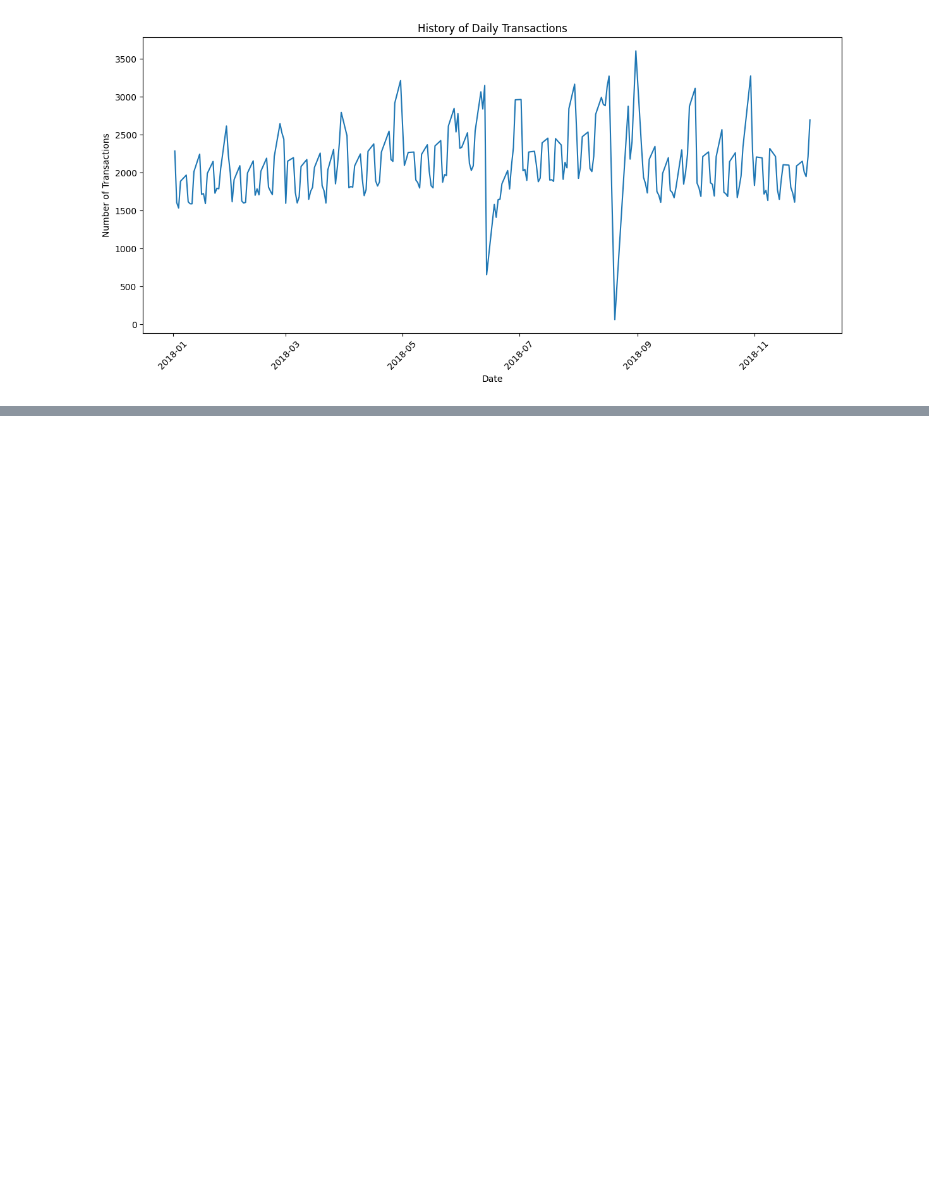
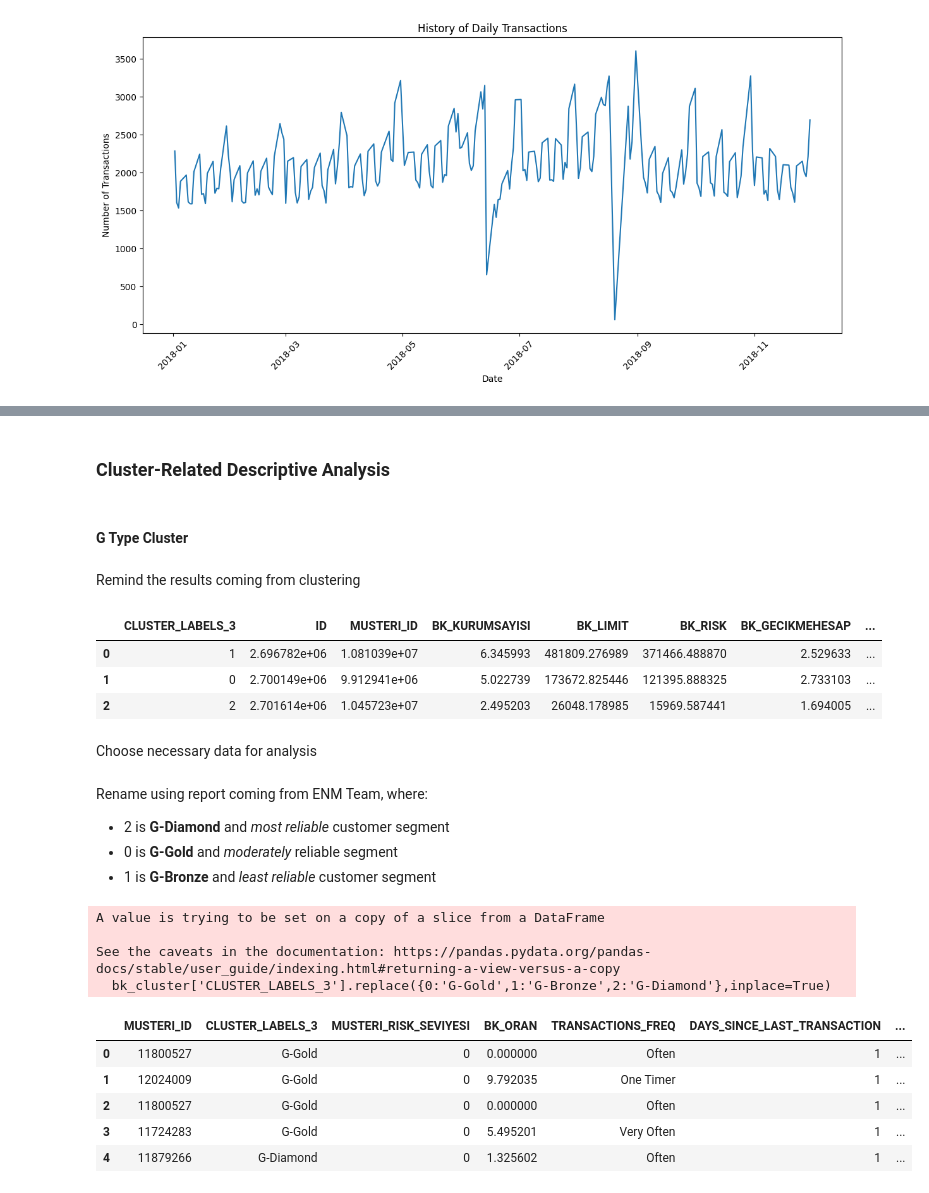
Before and after one commit to EmirhanServeren/factoring-customer-segmentation, a Jupyter notebook: insight_data_analysis.ipynb, the cells around one changed output, grey strips where cells are left out. Drawn from its saved outputs; the diff is of its cells as text; code cells hidden in the pictures; blank space fills up the shorter version.

```diff
--- a/insight_data_analysis.ipynb
+++ b/insight_data_analysis.ipynb
@@ -71,0 +185,42 @@ Using **KULLANDIRIM** to see distribution
+# %% [markdown]
+### Cluster-Related Descriptive Analysis
+# %% [markdown]
+#### G Type Cluster
+# %% [markdown]
+Remind the results coming from clustering
+# %%
+bk_three_cls = pd.read_excel('cluster_results/bk_three_cluster.xlsx')       # read excel
+bk_three_cls
+# %% [output]
+|  | CLUSTER_LABELS_3 | ID | MUSTERI_ID | BK_KURUMSAYISI | BK_LIMIT | BK_RISK | BK_GECIKMEHESAP | ... |
+| 0 | 1 | 2.696782e+06 | 1.081039e+07 | 6.345993 | 481809.276989 | 371466.488870 | 2.529633 | ... |
+| 1 | 0 | 2.700149e+06 | 9.912941e+06 | 5.022739 | 173672.825446 | 121395.888325 | 2.733103 | ... |
+| 2 | 2 | 2.701614e+06 | 1.045723e+07 | 2.495203 | 26048.178985 | 15969.587441 | 1.694005 | ... |
+# %% [markdown]
+Choose necessary data for analysis
+# %%
+bk_cluster = bk_data[['MUSTERI_ID','CLUSTER_LABELS_3','MUSTERI_RISK_SEVIYESI','BK_ORAN',
+                'TRANSACTIONS_FREQ','DAYS_SINCE_LAST_TRANSACTION','KESIDECI_COUNT','SUBE_COUNT','CEK_GELIR_PERCENTAGE']]     # get necessary columns from G type customers
+# %% [markdown]
+Rename using report coming from ENM Team, where:
+
+*    2 is **G-Diamond** and *most reliable* customer segment
+*    0 is **G-Gold** and *moderately* reliable segment
+*    1 is **G-Bronze** and *least reliable* customer segment
+# %%
+# rename values of CLUSTER_LABELS_3 column
+bk_cluster['CLUSTER_LABELS_3'].replace({0:'G-Gold',1:'G-Bronze',2:'G-Diamond'},inplace=True)
+# %% [output]
+A value is trying to be set on a copy of a slice from a DataFrame
+
+See the caveats in the documentation: https://pandas.pydata.org/pandas-docs/stable/user_guide/indexing.html#returning-a-view-versus-a-copy
+  bk_cluster['CLUSTER_LABELS_3'].replace({0:'G-Gold',1:'G-Bronze',2:'G-Diamond'},inplace=True)
+# %%
+bk_cluster.head()
+# %% [output]
+|  | MUSTERI_ID | CLUSTER_LABELS_3 | MUSTERI_RISK_SEVIYESI | BK_ORAN | TRANSACTIONS_FREQ | DAYS_SINCE_LAST_TRANSACTION | ... |
+| 0 | 11800527 | G-Gold | 0 | 0.000000 | Often | 1 | ... |
+| 1 | 12024009 | G-Gold | 0 | 9.792035 | One Timer | 1 | ... |
+| 2 | 11800527 | G-Gold | 0 | 0.000000 | Often | 1 | ... |
+| 3 | 11724283 | G-Gold | 0 | 5.495201 | Very Often | 1 | ... |
+| 4 | 11879266 | G-Diamond | 0 | 1.325602 | Often | 1 | ... |
```
Also changed, not shown: parts of 35 cells of this notebook, 7 other files.
